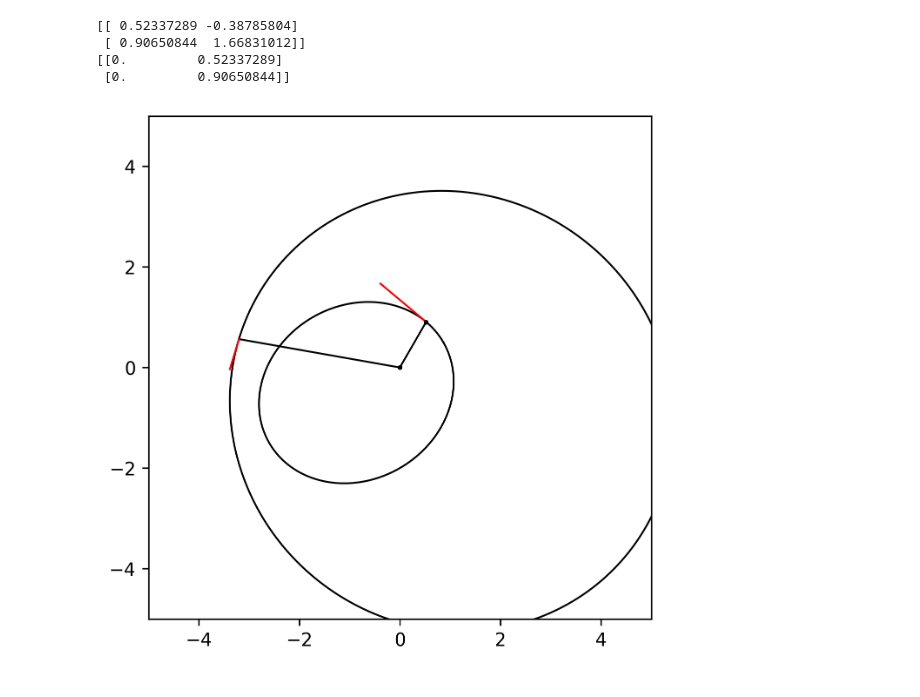
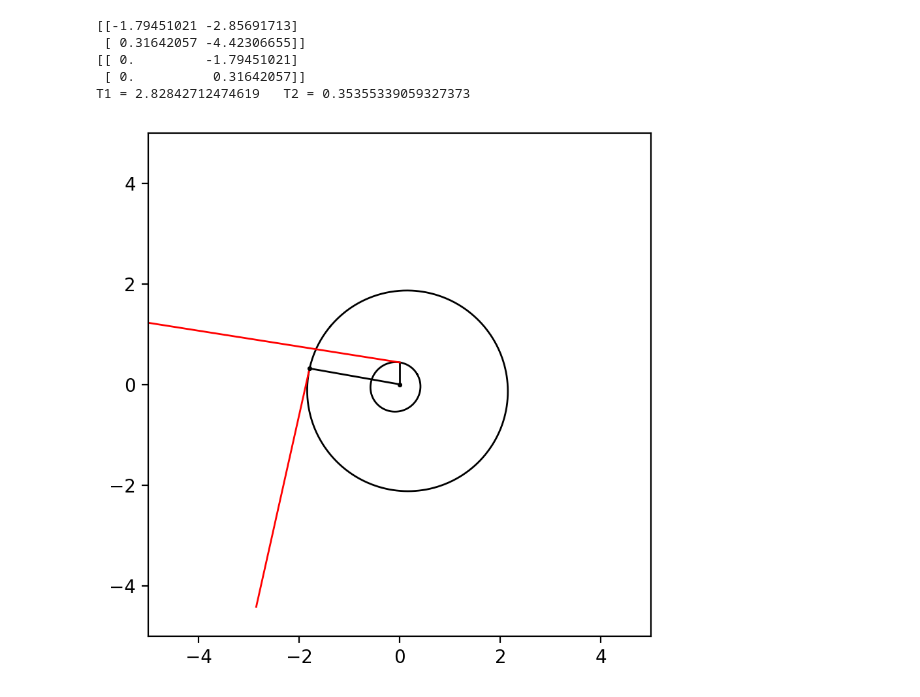
Before and after one commit to silvernuke911/KOSscripts, a Jupyter notebook: lib/lambert_tester.ipynb, the cells around one changed output. Cells and saved outputs as stored; diff of their text form; code cells hidden in the pictures.

```diff
--- a/lib/lambert_tester.ipynb
+++ b/lib/lambert_tester.ipynb
@@ -300,57 +346,54 @@ mu = 1
 # %%
-nu = np.deg2rad(30)
+nu1 = np.deg2rad(30)
+nu2 = np.deg2rad(60)
 p0 = np.array([0.0,0.0])
 
-a2 = 2
-e1 = 0.5
-w1 = np.deg2rad(30)
+a1 = 2
+e1 = 0.1
+w1 = np.deg2rad(140)
 
 obt1 = conic(a1,e1,w1)
-r1 = conic(a1,e1,w1,single=True,nu=nu)
-v1 = obt_vel(mu,a1,e1,w1,single=True,nu=nu)
+r1 = conic(a1,e1,w1,single=True,nu=nu1)
+v1 = obt_vel(mu,a1,e1,w1,single=True,nu=nu1)
 r1v = np.vstack([p0,r1]).T
 v1v = np.vstack([r1,r1+v1]).T
 
-a2 =4.5
-e2 = 0.3
-w2 = np.deg2rad(140)
+a2 = 0.5
+e2 = 0.2
+w2 = np.deg2rad(30)
 
 obt2 = conic(a2,e2,w2)
-r2 = conic(a2,e2,w2,single=True,nu=nu)
-v2 = obt_vel(mu,a2,e2,w2,single=True,nu=nu)
+r2 = conic(a2,e2,w2,single=True,nu=nu2)
+v2 = obt_vel(mu,a2,e2,w2,single=True,nu=nu2)
 r2v = np.vstack([p0,r2]).T
 v2v = np.vstack([r2,r2+v2]).T
 
-t = np.linspace(0,10,1000)
-def facc(r):
-    rmag = np.linalg.norm(r)
-    if rmag == 0:
-        return np.array([0,0])
-    acc = - (mu / rmag**2) * r
-    return acc
+T1 = 2*np.pi*np.sqrt(a1**3 / mu)
+T2 = 2*np.pi*np.sqrt(a2**3 / mu)
 
 print(v1v)
 print(r1v)
-plt.figure(figsize = (5,5),dpi = 300)
+print(f"T1 = {T1}\tT2 = {T2}")
+plt.figure(figsize = (5,5),dpi = 200)
 
 plt.plot(obt1[0],obt1[1],'k-',lw=1)
 plt.plot(r1v[0],r1v[1],'k-',lw=1)
 plt.plot(v1v[0],v1v[1],'r-',lw=1)
 
 plt.plot(obt2[0],obt2[1],'k-',lw=1)
 plt.plot(r2v[0],r2v[1],'k-',lw=1)
 plt.plot(v2v[0],v2v[1],'r-',lw=1)
-
+sq = 5
 plt.scatter(0,0,color='k',s=2.5)
 plt.scatter(r1[0],r1[1],color='k',s=2.5,zorder =5)
-sq = 5
 plt.xlim(-sq,sq)
 plt.ylim(-sq,sq)
 plt.gca().set_aspect("equal")
 plt.show()
 # %% [output]
-[[ 0.52337289 -0.38785804]
- [ 0.90650844  1.66831012]]
-[[0.         0.52337289]
- [0.         0.90650844]]
+[[-1.79451021 -2.85691713]
+ [ 0.31642057 -4.42306655]]
+[[ 0.         -1.79451021]
+ [ 0.          0.31642057]]
+T1 = 2.82842712474619   T2 = 0.35355339059327373
-[figure, old version]
+[figure, new version]
```
Also changed, not shown: parts of 9 cells of this notebook, 1 other file.
